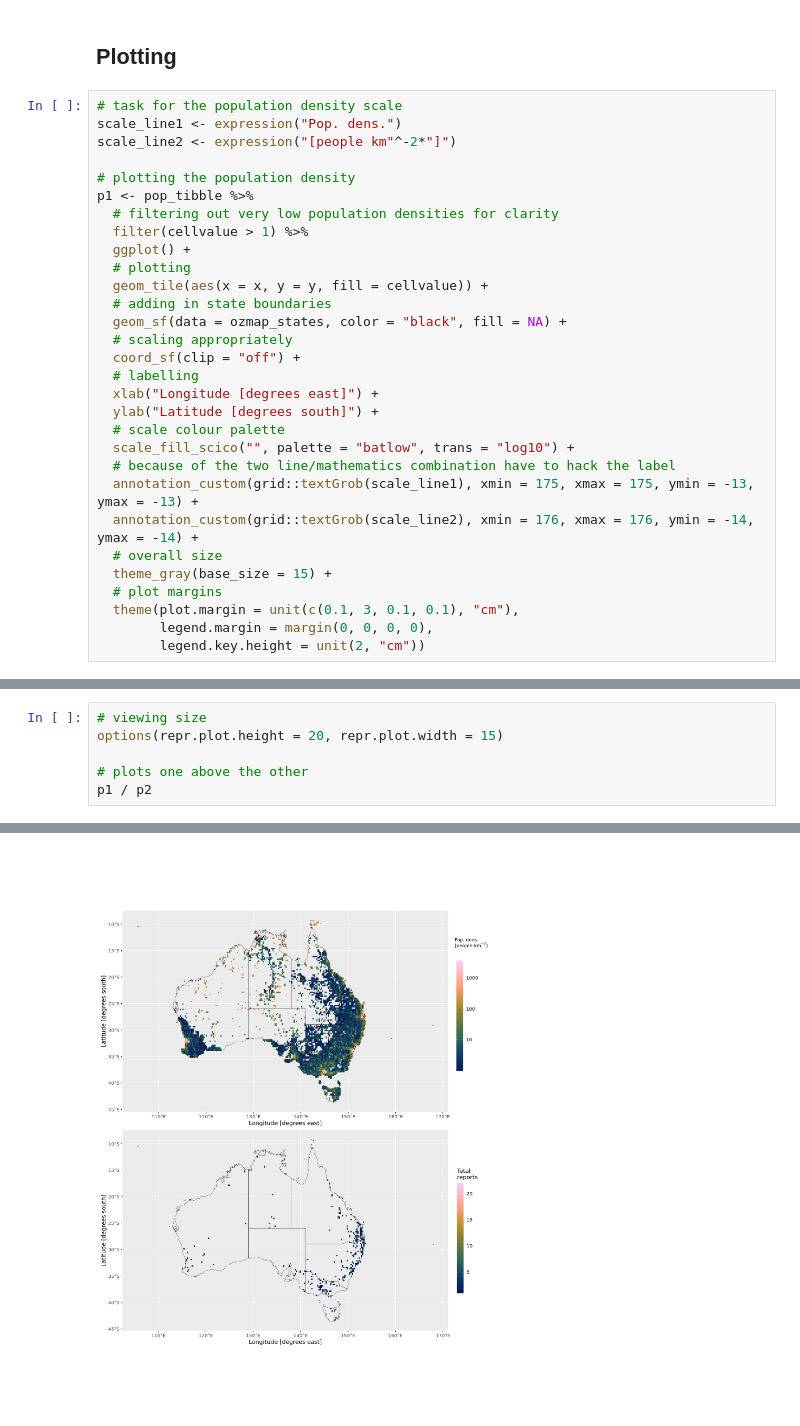
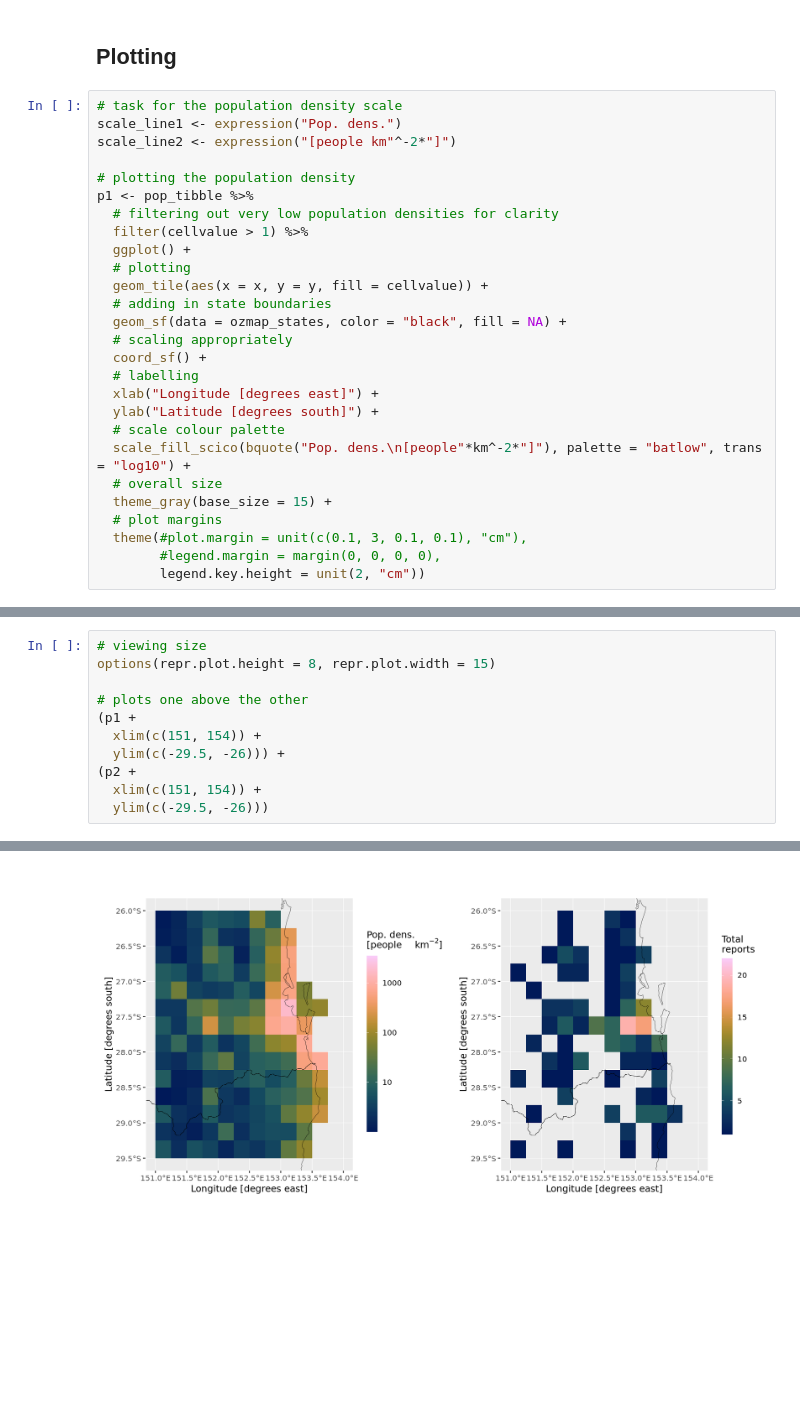
Before and after one commit to isabelle-greco/bayes-hail-report-model, a Jupyter notebook: figures/supp_fig01_pop_reports.ipynb, the cells around one changed output, grey strips where cells are left out. Saved outputs shown, nothing was run; the diff lists cells and outputs as text; blank space fills up the shorter version.

Commit message:
tweaking figures as per reviews

```diff
--- a/figures/supp_fig01_pop_reports.ipynb
+++ b/figures/supp_fig01_pop_reports.ipynb
@@ -61,20 +61,17 @@ p1 <- pop_tibble %>%
   # adding in state boundaries
   geom_sf(data = ozmap_states, color = "black", fill = NA) +
   # scaling appropriately
-  coord_sf(clip = "off") +
+  coord_sf() +
   # labelling
   xlab("Longitude [degrees east]") +
   ylab("Latitude [degrees south]") +
   # scale colour palette
-  scale_fill_scico("", palette = "batlow", trans = "log10") +
-  # because of the two line/mathematics combination have to hack the label
-  annotation_custom(grid::textGrob(scale_line1), xmin = 175, xmax = 175, ymin = -13, ymax = -13) +
-  annotation_custom(grid::textGrob(scale_line2), xmin = 176, xmax = 176, ymin = -14, ymax = -14) +
+  scale_fill_scico(bquote("Pop. dens.\n[people"*km^-2*"]"), palette = "batlow", trans = "log10") +
   # overall size
   theme_gray(base_size = 15) +
   # plot margins
-  theme(plot.margin = unit(c(0.1, 3, 0.1, 0.1), "cm"),
-        legend.margin = margin(0, 0, 0, 0),
+  theme(#plot.margin = unit(c(0.1, 3, 0.1, 0.1), "cm"),
+        #legend.margin = margin(0, 0, 0, 0),
         legend.key.height = unit(2, "cm"))
 # %%
 # plotting ssa reports around Australia
@@ -97,8 +94,13 @@ p2 <- ssa_to_plot %>%
   theme(legend.key.height = unit(2, "cm"))
 # %%
 # viewing size
-options(repr.plot.height = 20, repr.plot.width = 15)
+options(repr.plot.height = 8, repr.plot.width = 15)
 
 # plots one above the other
-p1 / p2
+(p1 +
+  xlim(c(151, 154)) +
+  ylim(c(-29.5, -26))) +
+(p2 +
+  xlim(c(151, 154)) +
+  ylim(c(-29.5, -26)))
 # %% [output]
@@ -105 +111 @@ p1 / p2
-[figure, old version]
+[figure, new version]
```
Also changed, not shown: parts of 3 cells of this notebook, 1 other file.
